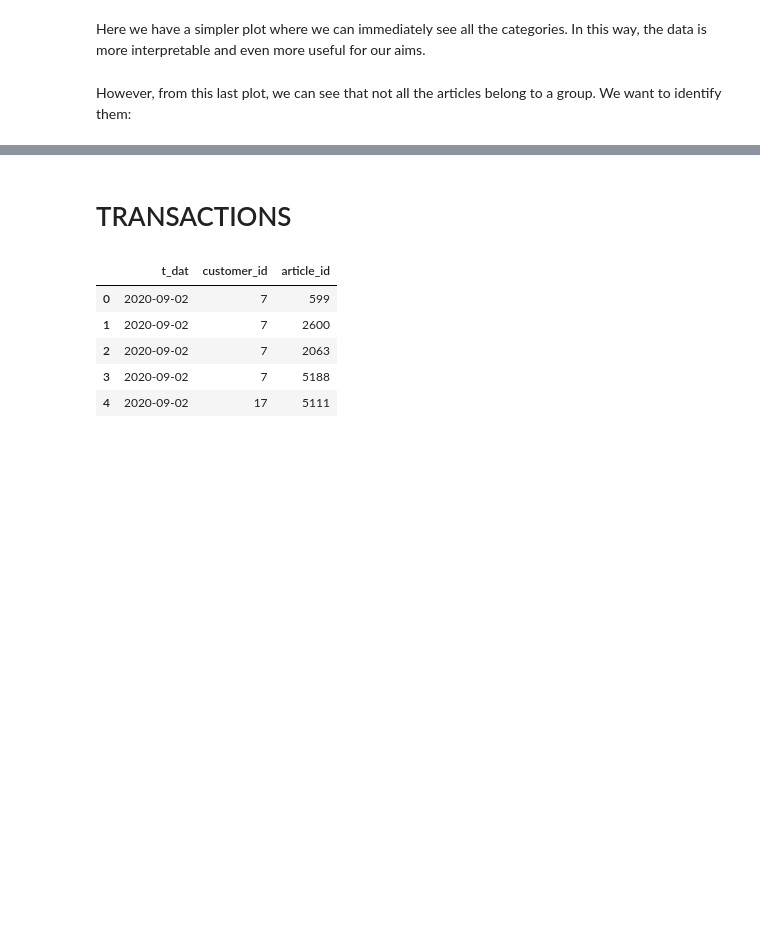
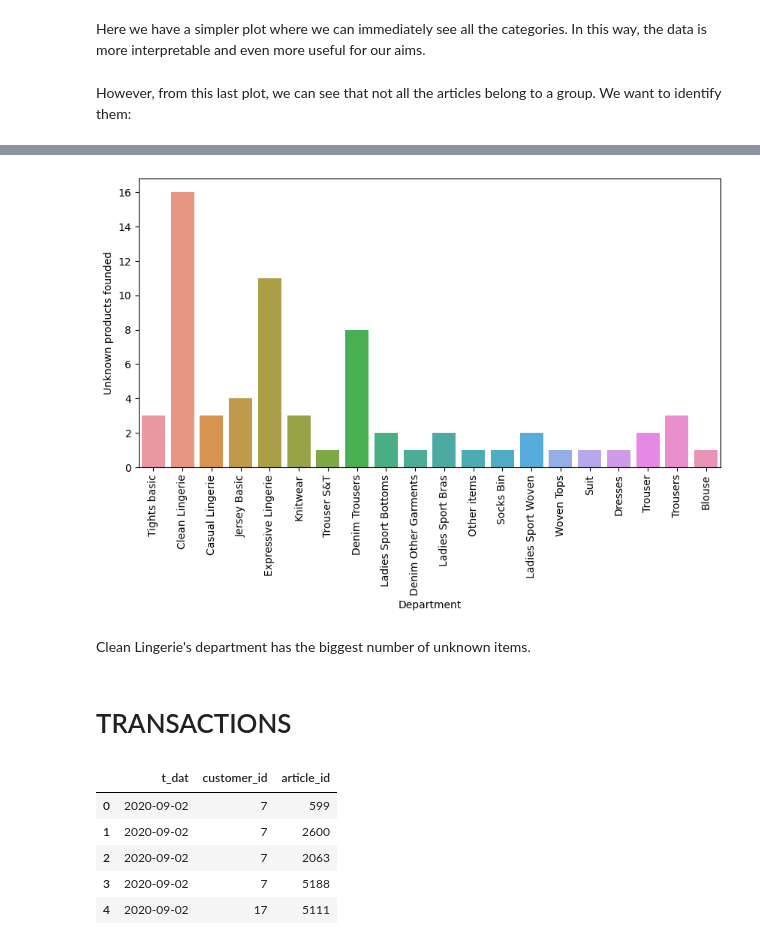
Before and after one commit to alessiabresolin/275601, a Jupyter notebook: project.ipynb, the cells around one changed output, grey strips where cells are left out. Saved outputs shown, nothing was run; the diff lists cells and outputs as text; code cells hidden in the pictures; blank space fills up the shorter version.

```diff
--- a/project.ipynb
+++ b/project.ipynb
@@ -384,4 +384,4 @@ Here we have a simpler plot where we can immediately see all the categories. In
 # %% [markdown]
 However, from this last plot, we can see that not all the articles belong to a group. We want to identify them:
 # %%
-articles.loc[articles['product_group_name'] == 'Unknown']
+unknowns = articles.loc[articles['product_group_name'] == 'Unknown']
@@ -401,0 +390,5 @@ articles.loc[articles['product_group_name'] == 'Unknown']
+# %%
+department_count = Counter(unknowns['department_name'])
+department_count_df = pd.DataFrame([department_count]).T.reset_index()
+department_count_df.columns = ['Department', 'Unknown products founded']
+department_count_df.sort_values(by='Unknown products founded', ascending=False)
@@ -402,3 +413,12 @@ articles.loc[articles['product_group_name'] == 'Unknown']
+# %%
+plt.figure(figsize=(10,5))
+sns.barplot(x='Department', y='Unknown products founded', data=department_count_df)
+plt.xticks(rotation=90)
+plt.show()
+# %% [output]
+[figure, added]
+# %% [markdown]
+Clean Lingerie's department has the biggest number of unknown items.
 # %% [markdown]
 # TRANSACTIONS
 # %%
```
Also changed, not shown: parts of 6 cells of this notebook.
